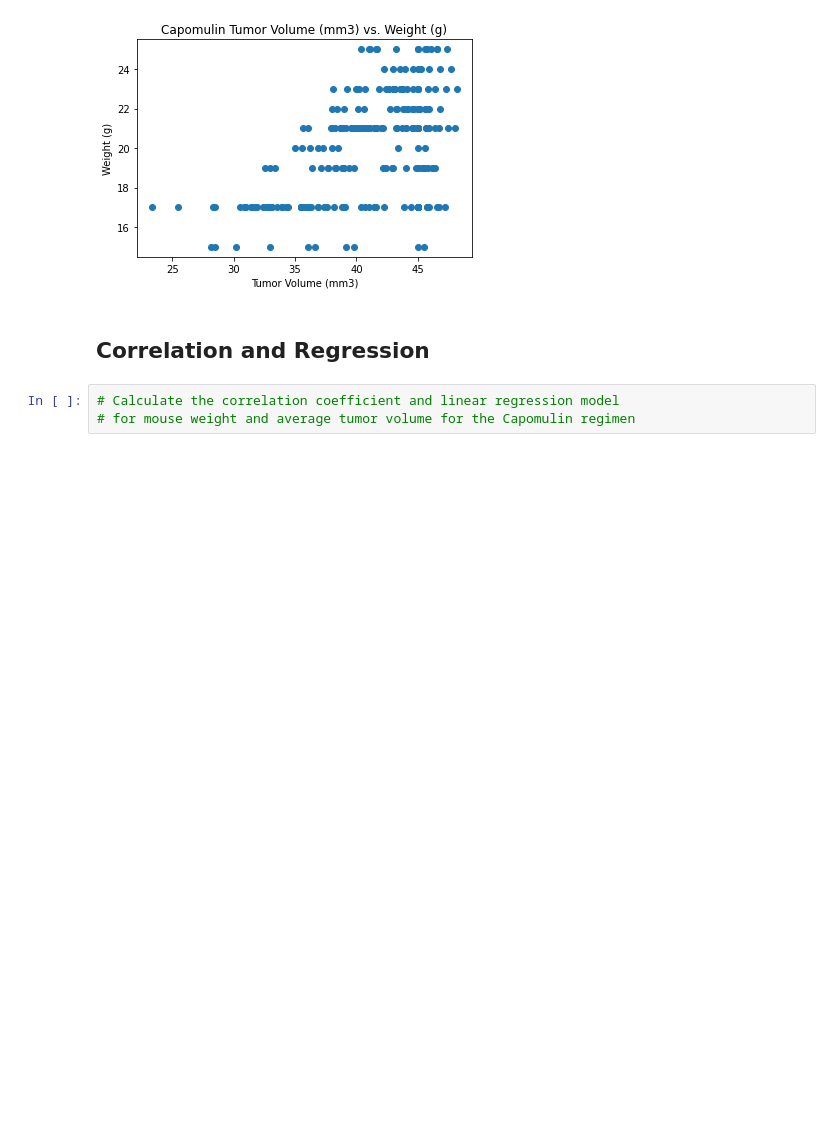
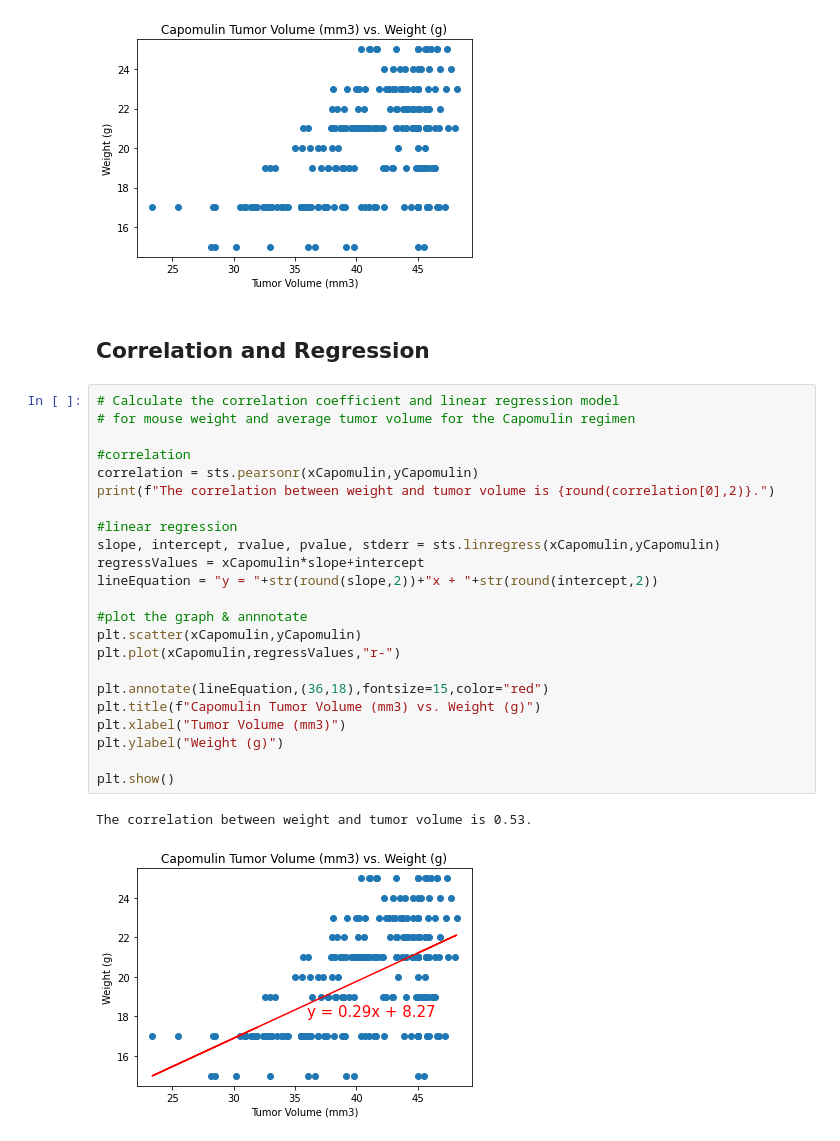
Before and after one commit to meielerol/matplotlib-challenge, a Jupyter notebook: pymaceuticals_starter.ipynb, the cells around one changed output. Drawn from its saved outputs; the diff is of its cells as text; blank space fills up the shorter version.

Commit message:
linear regression plot done

```diff
--- a/pymaceuticals_starter.ipynb
+++ b/pymaceuticals_starter.ipynb
@@ -449,6 +449,29 @@ plt.show()
 [figure]
 # %% [markdown]
 ## Correlation and Regression
-# %%
-# Calculate the correlation coefficient and linear regression model
-# for mouse weight and average tumor volume for the Capomulin regimen
+# %%
+# Calculate the correlation coefficient and linear regression model
+# for mouse weight and average tumor volume for the Capomulin regimen
+
+#correlation
+correlation = sts.pearsonr(xCapomulin,yCapomulin)
+print(f"The correlation between weight and tumor volume is {round(correlation[0],2)}.")
+
+#linear regression
+slope, intercept, rvalue, pvalue, stderr = sts.linregress(xCapomulin,yCapomulin)
+regressValues = xCapomulin*slope+intercept
+lineEquation = "y = "+str(round(slope,2))+"x + "+str(round(intercept,2))
+
+#plot the graph & annnotate
+plt.scatter(xCapomulin,yCapomulin)
+plt.plot(xCapomulin,regressValues,"r-")
+
+plt.annotate(lineEquation,(36,18),fontsize=15,color="red")
+plt.title(f"Capomulin Tumor Volume (mm3) vs. Weight (g)")
+plt.xlabel("Tumor Volume (mm3)")
+plt.ylabel("Weight (g)")
+
+plt.show()
+# %% [output]
+The correlation between weight and tumor volume is 0.53.
+[figure, added]
```
